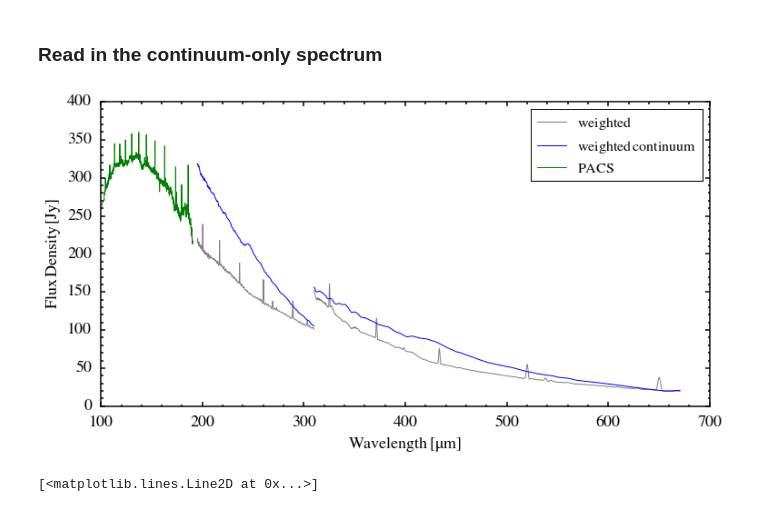
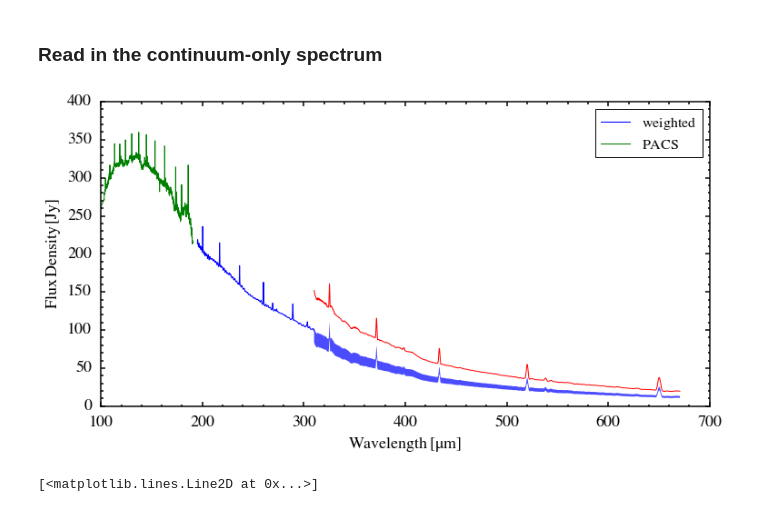
Before and after one commit to yaolun/sa, a Jupyter notebook: spire_products_comparison.ipynb, the cells around one changed output. Cells and saved outputs as stored; diff of their text form; code cells hidden in the pictures.

```diff
--- a/spire_products_comparison.ipynb
+++ b/spire_products_comparison.ipynb
@@ -258,26 +267,16 @@ dec_cen = (hdu[ind_cen].header['DEC']-cen_dec) * 3600.
 
 # for the center spaxel only
 for iw in range(len(wave)):
-    r0 = diam_ssw_beam[iw]
-    weight_ssw_cen[iw] = Gaussian_anywhere(ra_cen, dec_cen, r0)
+    weight_ssw_cen[iw] = Gaussian_anywhere(grid, ra_cen, dec_cen, diam_ssw_beam[iw])
 #
 
 s = 0
 for i in range(9,26):
-    print s
     ra_dum = (hdu[i].header['RA']-cen_ra)*np.cos(np.radians(cen_dec))*3600.
     dec_dum = (hdu[i].header['DEC']-cen_dec) * 3600.
-    wave_dum = c/1e5/hdu[i].data.field(0)
 
-    # Find the Gaussian intrgral within a reference beam size of 31.8"
-#     beam_ref[s] = Gaussian_anywhere(ra_dum, dec_dum, ref_ssw)
-
-    for iw in range(len(wave_dum)):
-        r0 = diam_ssw_beam[iw]
-        weight_ssw[s,iw] = Gaussian_anywhere(ra_dum, dec_dum, r0) / weight_ssw_cen[iw]
-        if iw == 10:
-            print weight_ssw[s,iw]*weight_ssw_cen[iw]
-#         weight_ssw[s,iw] = beam_ref[s]/weight_ssw_cen[iw]
+    for iw in range(len(wave)):
+        weight_ssw[s,iw] = Gaussian_anywhere(grid, ra_dum, dec_dum, diam_ssw_beam[iw]) / weight_ssw_cen[iw]
     s += 1
 # %%
 for j in range(len(weight_ssw[0,:])):
@@ -311,3 +314,0 @@ foo.close()
-# %%
-for i in range(len(weight_ssw[:,0])):
-    print max(weight_ssw[i,:])
@@ -363,25 +328,19 @@ ind_cen = 5
 #
 ra_cen = (hdu[ind_cen].header['RA']-cen_ra)*np.cos(np.radians(cen_dec)) * 3600.
 dec_cen = (hdu[ind_cen].header['DEC']-cen_dec) * 3600.
+
 # for the center spaxel only
 for iw in range(len(wave)):
-    r0 = diam_slw_beam[iw]
-    weight_slw_cen[iw] = Gaussian_anywhere(ra_cen, dec_cen, r0)
+    weight_slw_cen[iw] = Gaussian_anywhere(grid, ra_cen, dec_cen, diam_slw_beam[iw])
 #
 
 s = 0
 for i in [2,3,4,5,6,7,8]:
     ra_dum = (hdu[i].header['RA']-cen_ra)*np.cos(np.radians(cen_dec))*3600.
     dec_dum = (hdu[i].header['DEC']-cen_dec) * 3600.
-    # map a 70" x 70" grid
-    wave_dum = c/1e5/hdu[i].data.field(0)
-    # Find the Gaussian intrgral within a reference beam size of 38"
-    beam_ref[s] = Gaussian_anywhere(ra_dum, dec_dum, ref_slw)
 
-    for iw in range(len(wave_dum)):
-#         weight_slw[s,iw] = beam_ref[s]/weight_slw_cen[iw]
-        r0 = diam_ssw_beam[iw]
-        weight_slw[s,iw] = Gaussian_anywhere(ra_dum, dec_dum, r0)/weight_slw_cen[iw]
+    for iw in range(len(wave)):
+        weight_slw[s,iw] = Gaussian_anywhere(grid, ra_dum, dec_dum, diam_ssw_beam[iw])/weight_slw_cen[iw]
     s += 1
 
 for j in range(len(weight_slw[0,:])):
@@ -489,47 +459,48 @@ ax = fig.add_subplot(111)
 # ax.plot(wl_ssw_sum, flux_ssw_sum, 'b-', label=r'$\rm{\Sigma\,(SSW)}$')
 # ax.plot(wl_slw_sum, flux_slw_sum, 'b-', label=r'$\rm{\Sigma\,(SLW)}$')
 
-ax.plot(wl_ssw_wsum, flux_ssw_wsum, '-', color='Gray', label=r'$\rm{weighted}$')
-ax.plot(wl_slw_wsum, flux_slw_wsum, '-', color='Gray')
+ax.plot(wl_ssw_wsum, flux_ssw_wsum, '-', color='b', label=r'$\rm{weighted}$')
+ax.plot(wl_slw_wsum, flux_slw_wsum, '-', color='r')
+ax.fill_between(wl_slw_wsum, flux_slw_wsum*0.55, flux_slw_wsum*0.68, color='b', alpha=0.7, edgecolor='None')
 
-ax.plot(wl_ssw_cont, flux_ssw_cont, '-', color='b', label=r'$\rm{weighted\,continuum}$')
-ax.plot(wl_slw_cont, flux_slw_cont, '-', color='b')
+# ax.plot(wl_ssw_cont, flux_ssw_cont, '-', color='b', label=r'$\rm{weighted\,continuum}$')
+# ax.plot(wl_slw_cont, flux_slw_cont, '-', color='b')
 
-# ax.plot(c/1e5/hdu[5].data.field(0), hdu[5].data.field(1)*0.6)
+# ax.plot(c/1e5/hdu[5].data.field(0), hdu[5].data.field(1))
 
 # ax.plot(wl_ssw_cor_cont, flux_ssw_cor_cont, 'm-', label=r'$\rm{SECT-corrected}$')
 
 # ax.plot(wl_cor_raw, flux_cor_raw, 'k-', label=r'$\rm{SECT-corrected}$')
 
 # ax.plot(wl_sect_ssw, flux_sect_ssw*ratio_ssw_smooth, color='Blue', linestyle='-', label=r'$\rm{corrected\,from\,SECT}$')
 # ax.plot(wl_sect_slw, flux_sect_slw*ratio_slw_smooth, color='Blue', linestyle='-')
 
 # pot, = ax.plot(wl_slw_pot, flux_slw_pot, '-', color='Orange', label=r'$\rm{point\,source\,corrected}$')
 # ax.plot(wl_ssw_pot, flux_ssw_pot, '-', color='Orange')
 
 # PACS
 pacs, = ax.plot(wl_pacs, flux_pacs, 'g-', label=r'$\rm{PACS}$')
 
 # plot the smooth function
 # smooth = plt.axes([0.47 ,0.55, 0.4, 0.32], frameon=True)
 # smooth.plot(wl_sect_ssw, ratio_ssw_smooth, 'k-')
 # smooth.plot(wl_sect_slw, ratio_slw_smooth, 'k-')
 # smooth.set_xlim([190, 700])
 # smooth.set_xlabel(r'$\rm{Wavelength\,[\mu m]}$', fontsize=12)
 # smooth.set_ylabel(r'$\rm{Scaling\,factor}$', fontsize=12)
 
 ax.legend(numpoints=1, loc='best', fontsize=16)
 ax.set_xlim([100, 700])
 ax.set_xlabel(r'$\rm{Wavelength\,[\mu m]}$', fontsize=18)
 ax.set_ylabel(r'$\rm{Flux\,Density\,[Jy]}$', fontsize=18)
 [ax.spines[axis].set_linewidth(1.5) for axis in ['top','bottom','left','right']]
 ax.minorticks_on()
 ax.tick_params('both',labelsize=18,width=1.5,which='major',pad=10,length=5)
 ax.tick_params('both',labelsize=18,width=1.5,which='minor',pad=10,length=2.5)
 
 fig.savefig('/Users/yaolun/test/spire_sum.pdf',format='pdf',dpi=300, bbox_inches='tight')
 # %% [output]
-[figure, old version]
+[figure, new version]
 # %%
 # output the resulting spectrum
 foo = open('/Users/yaolun/bhr71/bhr71_SECT/bhr71_spire_corrected.txt','w')
```
Also changed, not shown: parts of 12 cells of this notebook, 1 other file.
